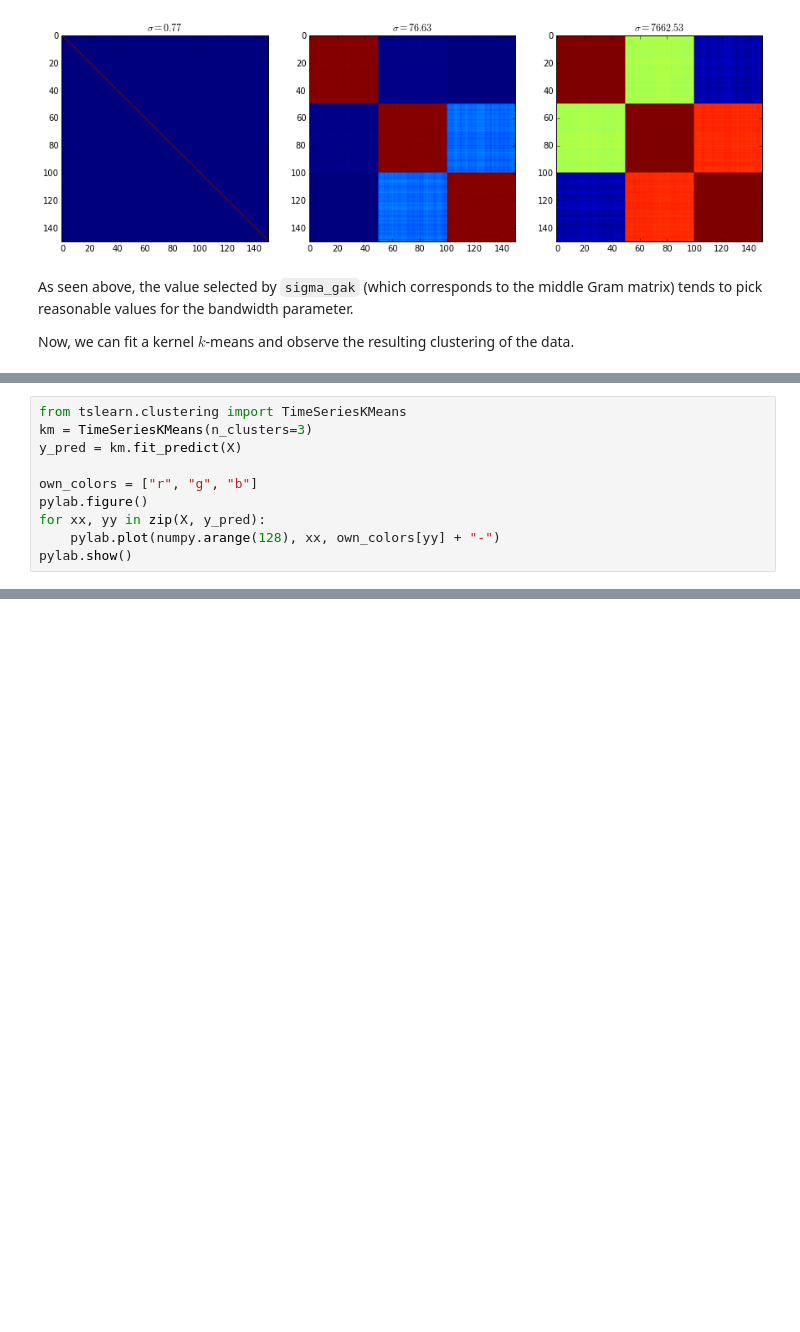
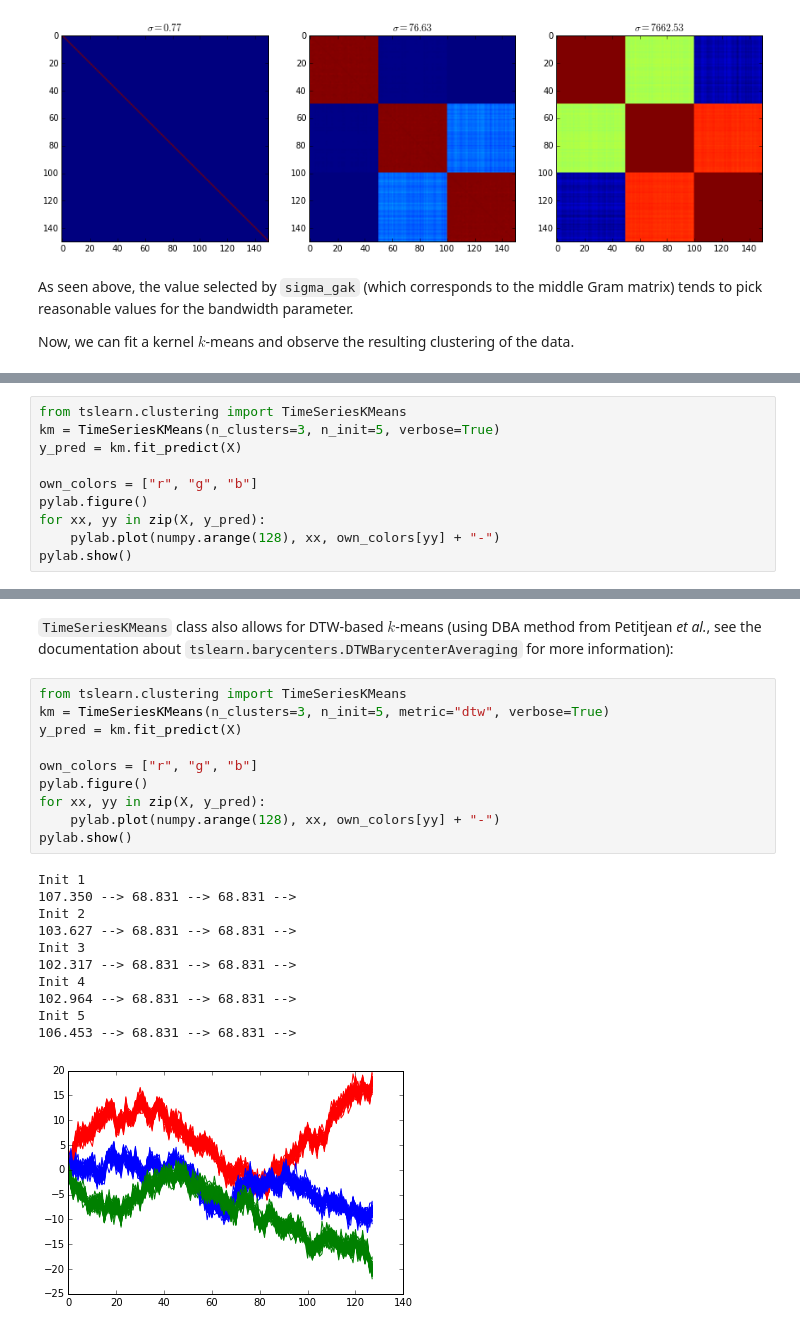
Before and after one commit to tslearn-team/tslearn, a Jupyter notebook: tslearn/docs/examples/ex_clustering.ipynb, the cells around one changed output, grey strips where cells are left out. Drawn from its saved outputs; the diff is of its cells as text; blank space fills up the shorter version.

Commit message:
More clustering algos implemented

```diff
--- a/tslearn/docs/examples/ex_clustering.ipynb
+++ b/tslearn/docs/examples/ex_clustering.ipynb
@@ -69,6 +69,6 @@ In practice, for this very simple dataset in which there is no time delay, stand
 # %%
 from tslearn.clustering import TimeSeriesKMeans
-km = TimeSeriesKMeans(n_clusters=3)
+km = TimeSeriesKMeans(n_clusters=3, n_init=5, verbose=True)
 y_pred = km.fit_predict(X)
 
 own_colors = ["r", "g", "b"]
@@ -80 +90,25 @@ pylab.show()
 [figure]
+# %% [markdown]
+`TimeSeriesKMeans` class also allows for DTW-based $k$-means (using DBA method from Petitjean _et al._, see the documentation about `tslearn.barycenters.DTWBarycenterAveraging` for more information):
+# %%
+from tslearn.clustering import TimeSeriesKMeans
+km = TimeSeriesKMeans(n_clusters=3, n_init=5, metric="dtw", verbose=True)
+y_pred = km.fit_predict(X)
+
+own_colors = ["r", "g", "b"]
+pylab.figure()
+for xx, yy in zip(X, y_pred):
+    pylab.plot(numpy.arange(128), xx, own_colors[yy] + "-")
+pylab.show()
+# %% [output]
+Init 1
+107.350 --> 68.831 --> 68.831 -->
+Init 2
+103.627 --> 68.831 --> 68.831 -->
+Init 3
+102.317 --> 68.831 --> 68.831 -->
+Init 4
+102.964 --> 68.831 --> 68.831 -->
+Init 5
+106.453 --> 68.831 --> 68.831 -->
+[figure, added]
```
Also changed, not shown: parts of 3 cells of this notebook, 5 other files.
